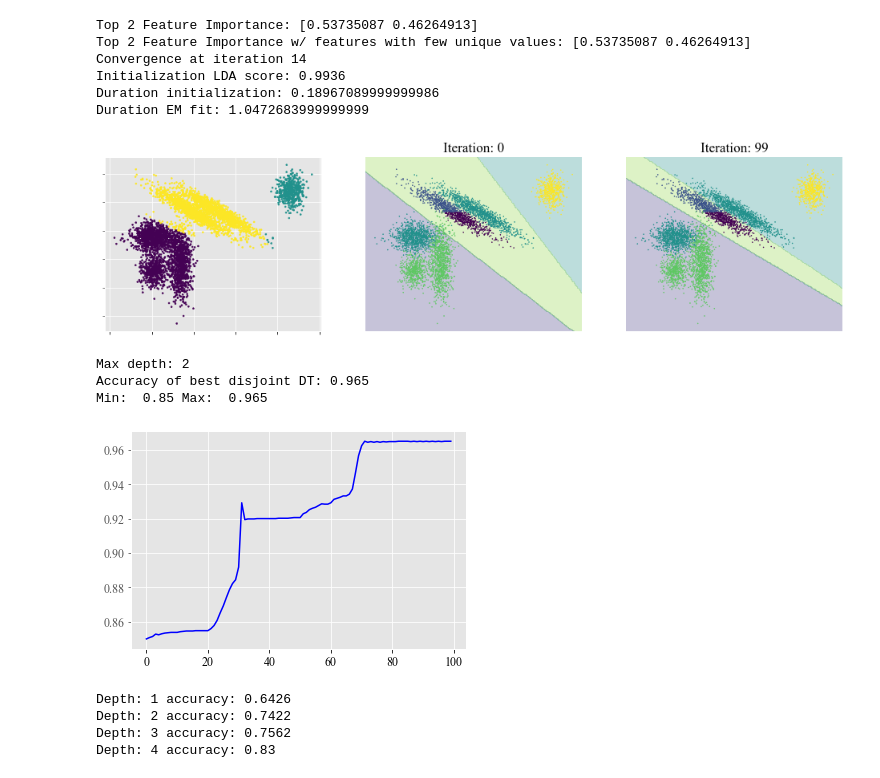
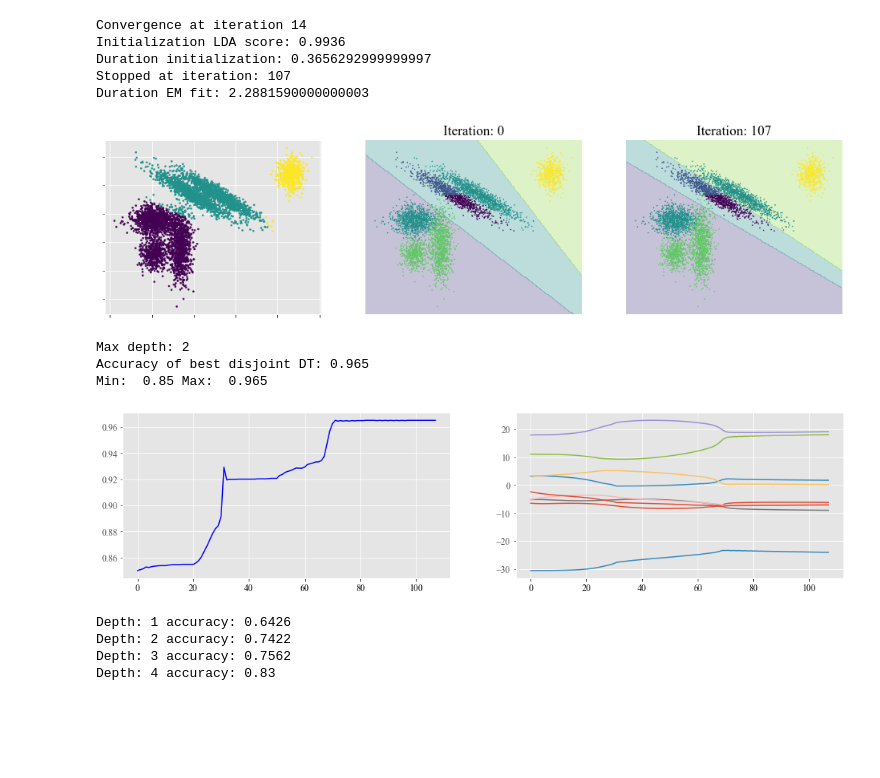
Before and after one commit to simsal0r/mixture-of-decision-trees, a Jupyter notebook: plotting/initialization.ipynb, the cells around one changed output. Drawn from its saved outputs; the diff is of its cells as text; code cells hidden in the pictures; blank space fills up the shorter version.

```diff
--- a/plotting/initialization.ipynb
+++ b/plotting/initialization.ipynb
@@ -27,7 +27,7 @@ parameters = {
     "X": data_input,
     "y": data_target,
     "n_experts": 3,
-    "iterations": 100,
+    "iterations": 500,
     "max_depth": 2,
     "init_learning_rate": 60,
     "learning_rate_decay": 1,
@@ -49,12 +49,11 @@ parameters_fit = {
 modt = MoDT(**parameters)
 modt.fit(**parameters_fit)
 # %% [output]
-Top 2 Feature Importance: [0.53735087 0.46264913]
-Top 2 Feature Importance w/ features with few unique values: [0.53735087 0.46264913]
 Convergence at iteration 14
 Initialization LDA score: 0.9936
-Duration initialization: 0.18967089999999986
-Duration EM fit: 1.0472683999999999
+Duration initialization: 0.3656292999999997
+Stopped at iteration: 107
+Duration EM fit: 2.2881590000000003
 # %%
 fig = plt.gcf()
 fig.set_size_inches(16.5, 4)
@@ -71,18 +70,23 @@ ax.set_xticklabels([])
 plt.subplot(1, 3, 2)
 visualize_gating(modt,iteration=0, axis_ticks=True)
 plt.subplot(1, 3, 3)
-visualize_gating(modt,iteration=parameters["iterations"] - 1, axis_ticks=True)
+visualize_gating(modt,iteration=modt.completed_iterations, axis_ticks=True)
 # %% [output]
-[figure, old version]
+[figure, new version]
 # %%
 print("Max depth:",modt.max_depth)
 print("Accuracy of best disjoint DT:", modt.score_internal_disjoint())
+fig = plt.gcf()
+fig.set_size_inches(17, 4)
+plt.subplot(1, 2, 1)
 accuracy_line(modt)
+plt.subplot(1, 2, 2)
+theta_development(modt)
 # %% [output]
 Max depth: 2
 Accuracy of best disjoint DT: 0.965
 Min:  0.85 Max:  0.965
-[figure, old version]
+[figure, new version]
 # %%
 for depth in [1,2,3,4]:
     print("Depth: {} accuracy: {}".format(depth, tree_accuracy(modt.X,modt.y,depth)))
```
Also changed, not shown: parts of 3 cells of this notebook, 3 other files.
